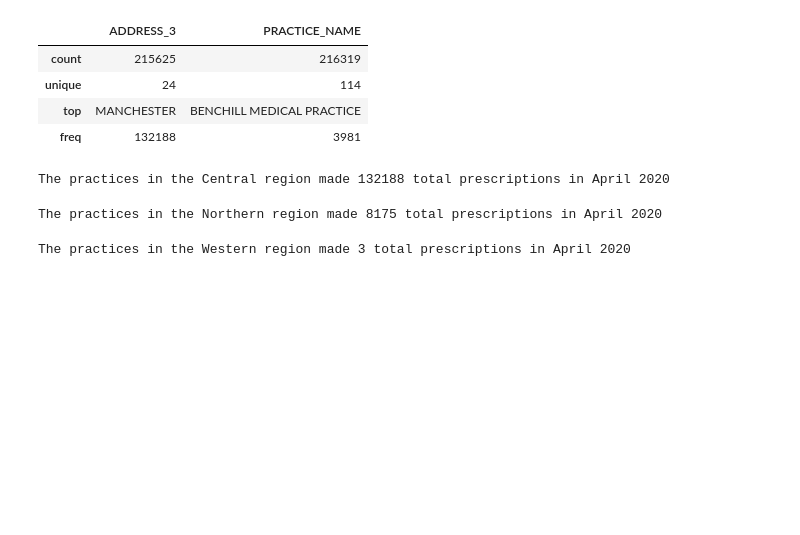
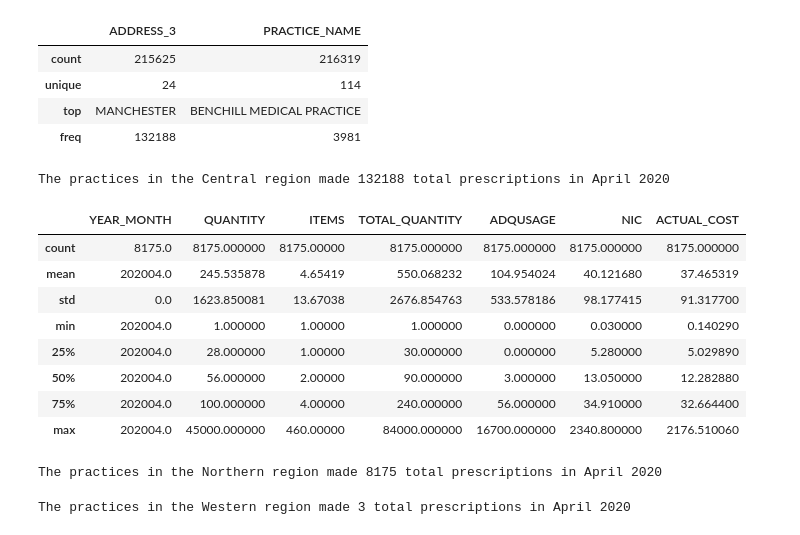
Before and after one commit to kamalmasarweh/project, a Jupyter notebook: Group work.ipynb, the cells around one changed output. Drawn from its saved outputs; the diff is of its cells as text; code cells hidden in the pictures; blank space fills up the shorter version.

```diff
--- a/Group work.ipynb
+++ b/Group work.ipynb
@@ -695,14 +722,24 @@ The practices in the Central region made 132188 total prescriptions in April 202
 # %%
 Regions_north = epd_20[(epd_20["ADDRESS_3"] ==
                                       "CRUMPSALL") | (epd_20["ADDRESS_3"]
                                                       == "CHEETHAM") | (epd_20["ADDRESS_3"]
                                                                         == "CHEETHAM HILL")]
 Regions_north.describe()
-NORTH = Regions_north["BNF_DESCRIPTION"].count()
-#NORTH = 8175
-print(f"The practices in the Northern region made {NORTH} total prescriptions in April 2020")
 # %% [output]
-The practices in the Northern region made 8175 total prescriptions in April 2020
+|  | YEAR_MONTH | QUANTITY | ITEMS | TOTAL_QUANTITY | ADQUSAGE | NIC | ACTUAL_COST |
+| count | 8175.0 | 8175.000000 | 8175.00000 | 8175.000000 | 8175.000000 | 8175.000000 | 8175.000000 |
+| mean | 202004.0 | 245.535878 | 4.65419 | 550.068232 | 104.954024 | 40.121680 | 37.465319 |
+| std | 0.0 | 1623.850081 | 13.67038 | 2676.854763 | 533.578186 | 98.177415 | 91.317700 |
+| min | 202004.0 | 1.000000 | 1.00000 | 1.000000 | 0.000000 | 0.030000 | 0.140290 |
+| 25% | 202004.0 | 28.000000 | 1.00000 | 30.000000 | 0.000000 | 5.280000 | 5.029890 |
+| 50% | 202004.0 | 56.000000 | 2.00000 | 90.000000 | 3.000000 | 13.050000 | 12.282880 |
+| 75% | 202004.0 | 100.000000 | 4.00000 | 240.000000 | 56.000000 | 34.910000 | 32.664400 |
+| max | 202004.0 | 45000.000000 | 460.00000 | 84000.000000 | 16700.000000 | 2340.800000 | 2176.510060 |
+# %%
+NORTH = 8175
+print(f"The practices in the Northern region made {NORTH} total prescriptions in April 2020")
+# %% [output]
+The practices in the Northern region made 8175 total prescriptions in April 2020
 # %%
 Regions_west = epd_20[(epd_20["ADDRESS_3"] == "ST HELENS")]
 Regions_west.describe()
```
Also changed, not shown: parts of 30 cells of this notebook.
